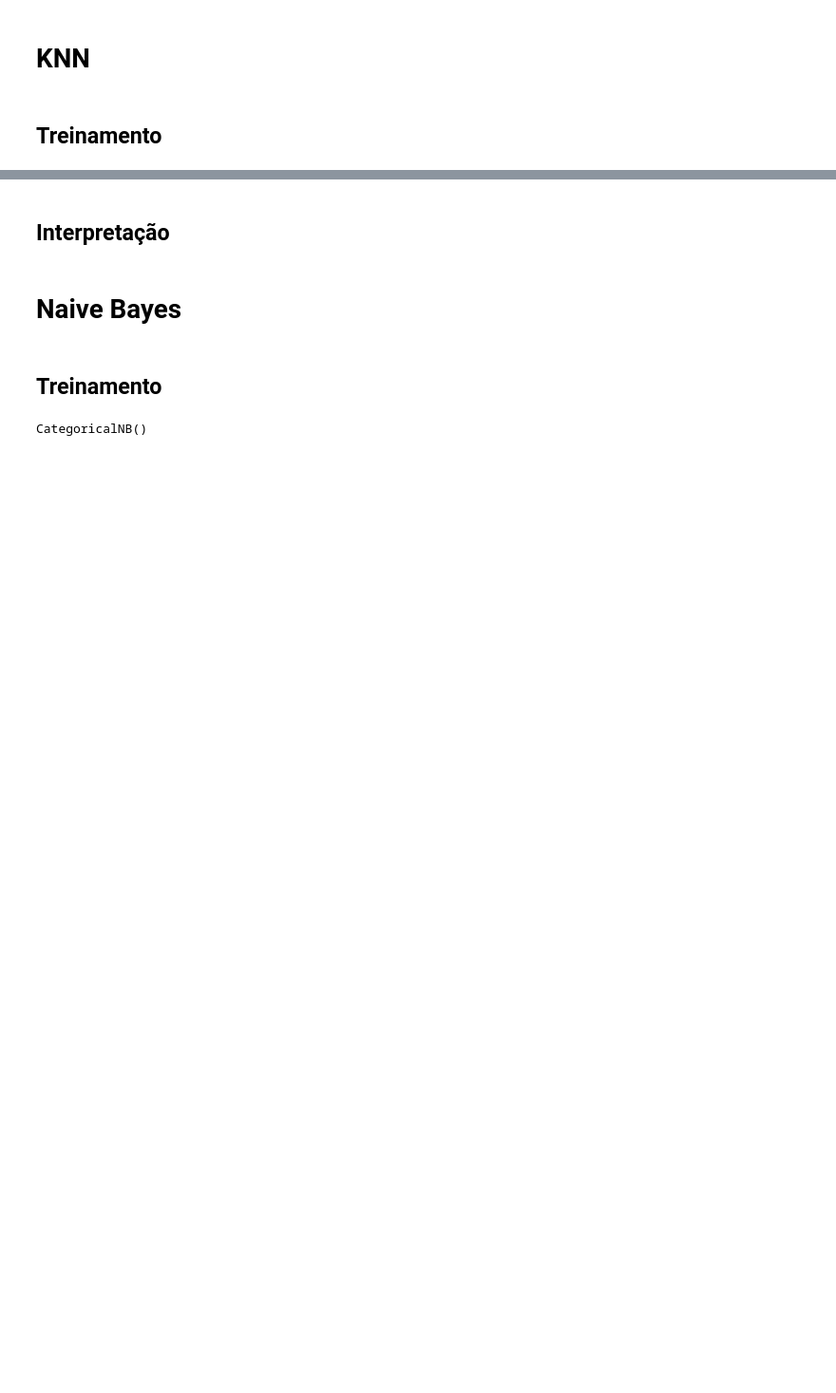
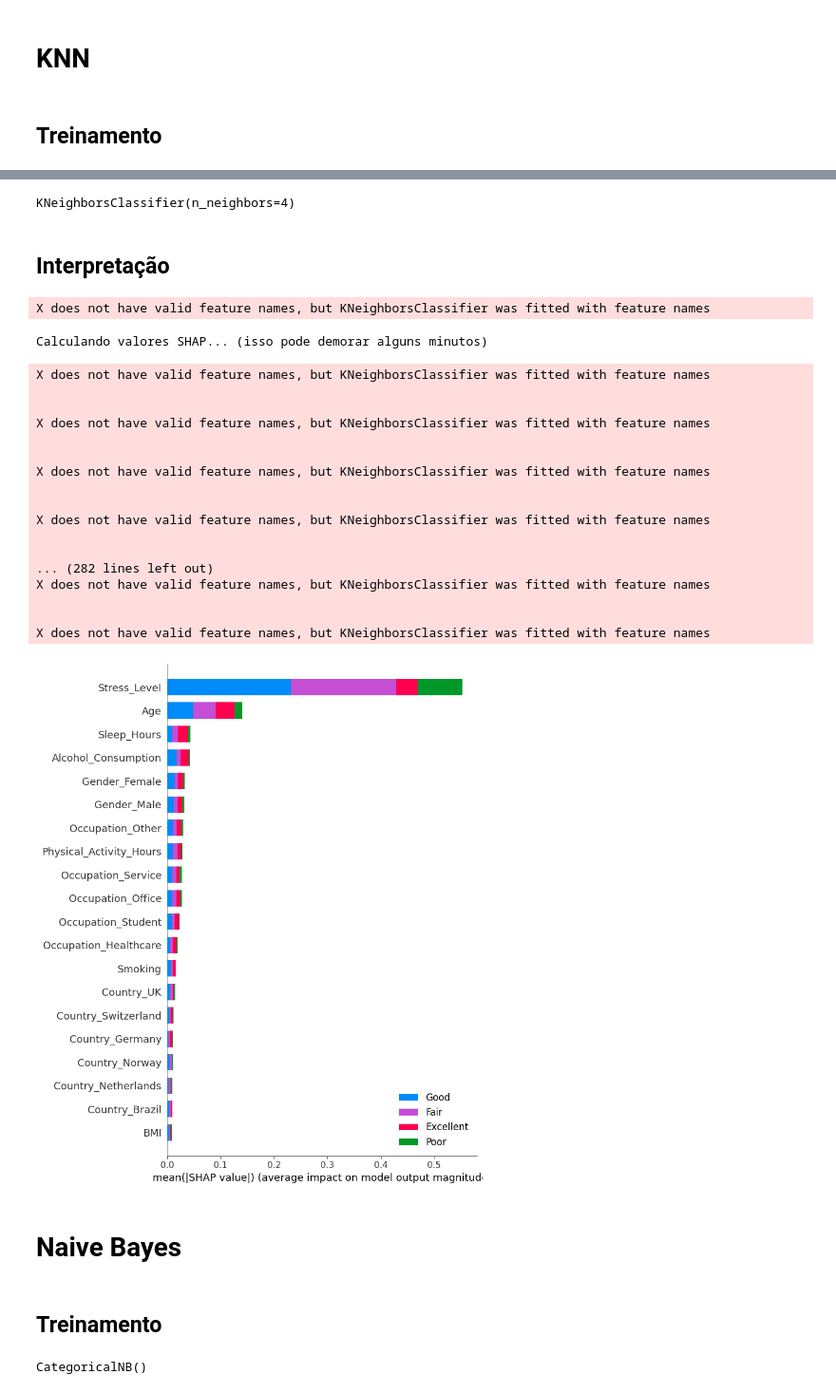
Before and after one commit to zurawskigabriel/T1_Aprendizado_De_Maquina, a Jupyter notebook: main.ipynb, the cells around one changed output, grey strips where cells are left out. Shown at 95% size. Cells and saved outputs as stored; diff of their text form; code cells hidden in the pictures; blank space fills up the shorter version.

```diff
--- a/main.ipynb
+++ b/main.ipynb
@@ -326,16 +350,0 @@ y_val = validation['Sleep_Quality']
-# %%
-# Teste do cotovelo: varie o número de vizinhos e avalia a acurácia, precisão, recall e f1
-k_range = range(1, 100)
-scores = []
-precisions = []
-recalls = []
-f1s = []
-
-for k in k_range:
-    knn = KNeighborsClassifier(n_neighbors=k)
-    knn.fit(X_train, y_train)
-    y_pred = knn.predict(X_val)
-    scores.append(accuracy_score(y_val, y_pred))
-    precisions.append(precision_score(y_val, y_pred, average='weighted'))
-    recalls.append(recall_score(y_val, y_pred, average='weighted'))
-    f1s.append(f1_score(y_val, y_pred, average='weighted'))
@@ -357,7 +433,7 @@ fig.show()
 # %%
 # Printa as métricas de avaliação de um determinado k
-k = 5
-print("Acurácia: ", scores[k-1])
-print("Precisão: ", precisions[k-1])
-print("Recall: ", recalls[k-1])
-print("F1-score: ", f1s[k-1])
+k = 4
+print("- F1-score de validação: ", f1s_val[k-1])
+print("- F1-score de teste: ", f1s_test[k-1])
+print("- Acurácia de validação: ", scores_val[k-1])
+print("- Acurácia de teste: ", scores_test[k-1])
@@ -392,5 +462,49 @@ print('F1-score:', f1_score(y_test, y_test_pred, average='weighted'))
+# %%
+knn_final = KNeighborsClassifier(n_neighbors=k)
+knn_final.fit(X_train, y_train)
+# %% [output]
+KNeighborsClassifier(n_neighbors=4)
 # %% [markdown]
 ## Interpretação
+# %%
+# Função wrapper para retornar probabilidades
+def predict_proba_wrapper(X):
+    return knn_final.predict_proba(X)
+
+# Cria uma amostra menor para o background (baseline)
+background_sample = X_train.sample(n=100, random_state=42)
+test_sample = X_test.sample(n=50, random_state=42)
+
+# Inicializa o KernelExplainer
+explainer = shap.KernelExplainer(predict_proba_wrapper, background_sample)
+
+# Calcula valores SHAP (pode demorar um pouco)
+print("Calculando valores SHAP... (isso pode demorar alguns minutos)")
+shap_values = explainer.shap_values(test_sample)
+
+# 2. Feature importance plot - importância geral das features
+shap.summary_plot(shap_values, test_sample, plot_type="bar", class_names=['Poor', 'Fair', 'Good', 'Excellent'])
+# %% [output]
+X does not have valid feature names, but KNeighborsClassifier was fitted with feature names
+Calculando valores SHAP... (isso pode demorar alguns minutos)
+X does not have valid feature names, but KNeighborsClassifier was fitted with feature names
+
+
+X does not have valid feature names, but KNeighborsClassifier was fitted with feature names
+
+
+X does not have valid feature names, but KNeighborsClassifier was fitted with feature names
+
+
+X does not have valid feature names, but KNeighborsClassifier was fitted with feature names
+
+
+... (282 lines left out)
+X does not have valid feature names, but KNeighborsClassifier was fitted with feature names
+
+
+X does not have valid feature names, but KNeighborsClassifier was fitted with feature names
+[figure, added]
 # %% [markdown]
 # Naive Bayes
 # %%
```
Also changed, not shown: parts of 41 cells of this notebook, 10 other files.
